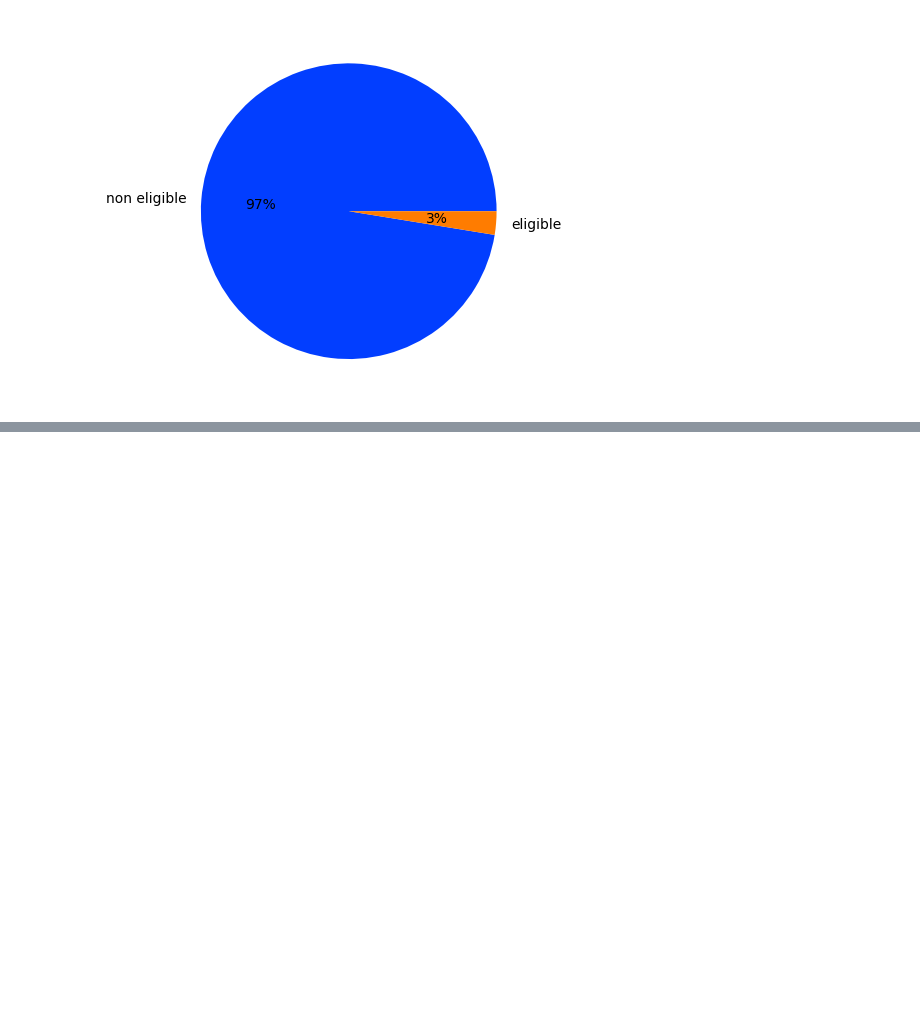
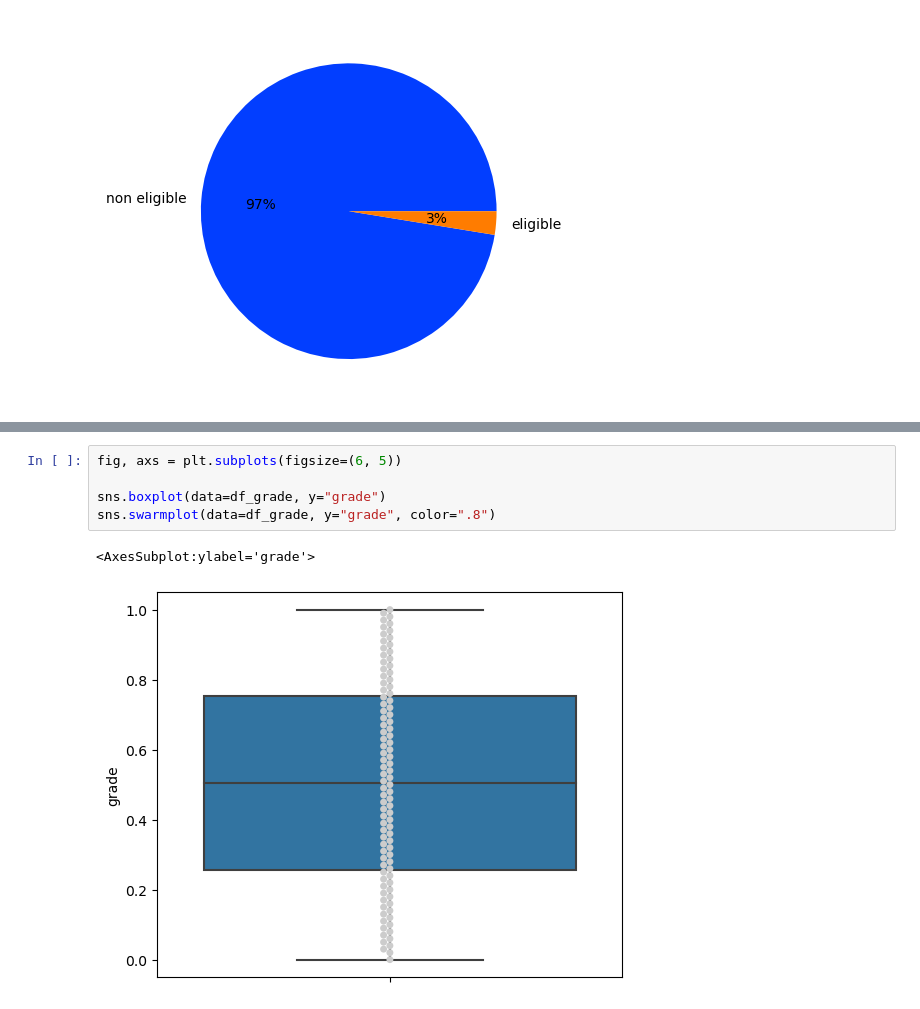
Before and after one commit to data-IA-2022/MOOC_Fengfeng_David, a Jupyter notebook: analyse.ipynb, the cells around one changed output, grey strips where cells are left out. Drawn from its saved outputs; the diff is of its cells as text; blank space fills up the shorter version.

```diff
--- a/analyse.ipynb
+++ b/analyse.ipynb
@@ -36,0 +49,8 @@ plt.show()
+# %%
+fig, axs = plt.subplots(figsize=(6, 5))
+
+sns.boxplot(data=df_grade, y="grade")
+sns.swarmplot(data=df_grade, y="grade", color=".8")
+# %% [output]
+<AxesSubplot:ylabel='grade'>
+[figure, added]
```
Also changed, not shown: parts of 10 cells of this notebook, 1 other file.
